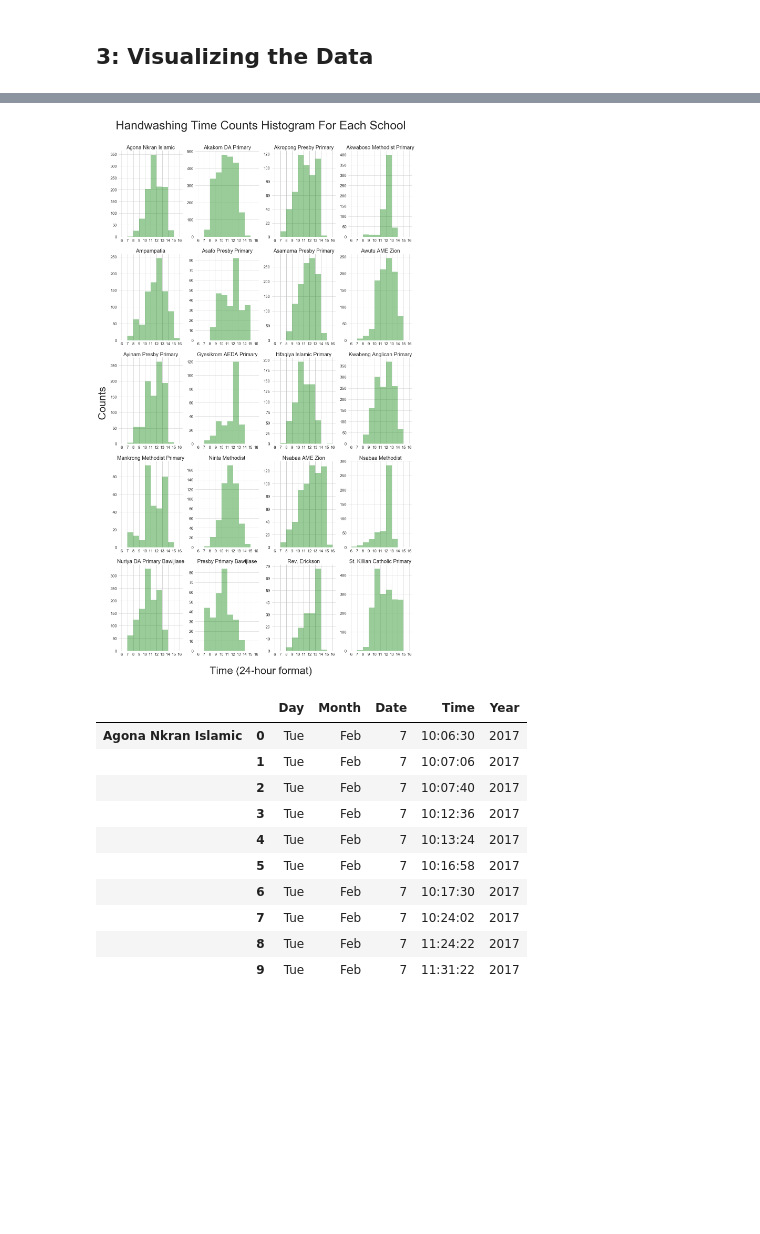
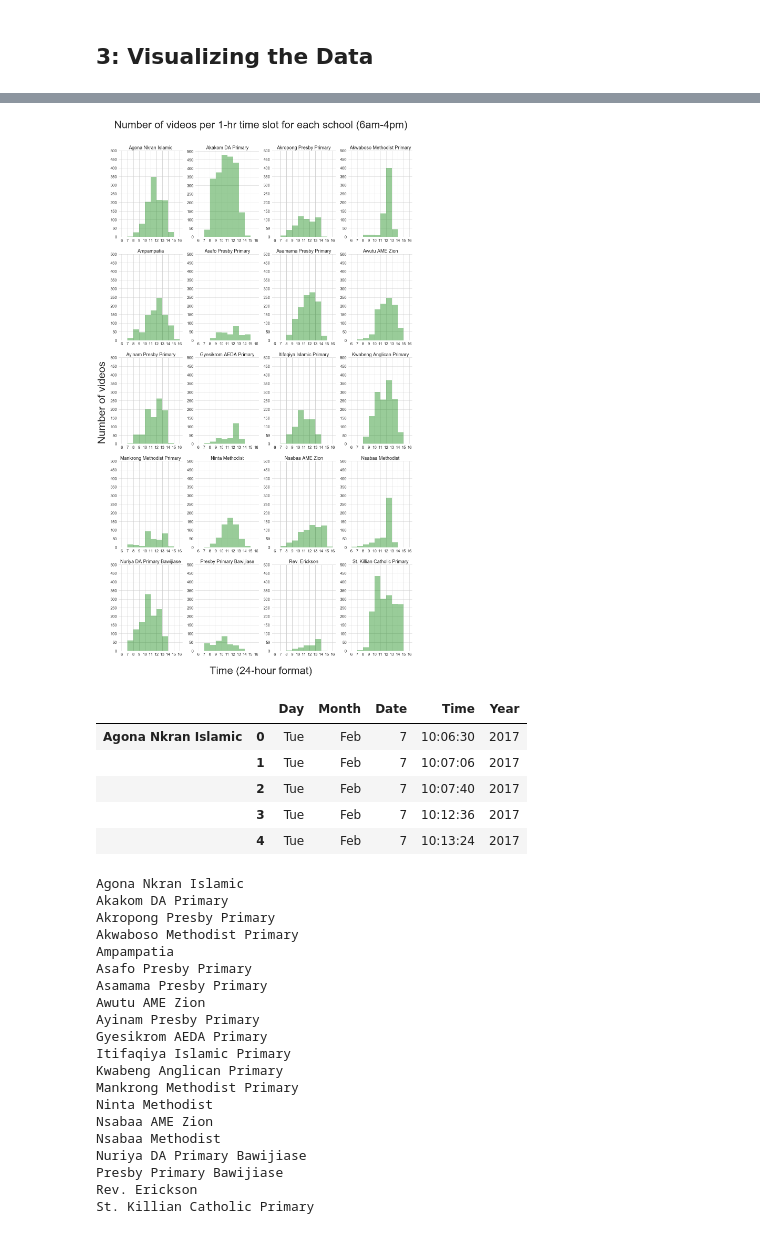
Before and after one commit to austinmw/BU-EC520-Ghana-Handwashing, a Jupyter notebook: Timestamp Summary Statistics.ipynb, the cells around one changed output, grey strips where cells are left out. Cells and saved outputs as stored; diff of their text form; code cells hidden in the pictures; blank space fills up the shorter version.

```diff
--- a/Timestamp Summary Statistics.ipynb
+++ b/Timestamp Summary Statistics.ipynb
@@ -30,8 +32,15 @@ import sys
 #from IPython.core.interactiveshell import InteractiveShell
 #InteractiveShell.ast_node_interactivity = "all"
 # %%
+# Toggle 1st/2nd hard drive
+hd2 = False
+if not hd2:
+    hdpath = '/Volumes/Seagate/hd1/'
+else:
+    hdpath = '/Volumes/Seagate/hd2/'
+
 # list top directories
-schools = [f for f in os.listdir('/Volumes/GhanaSorted/') if f[0]!='.']
+schools = [f for f in os.listdir(hdpath) if f[0]!='.']
 numSchools = len(schools)
 print("School Names:",*schools, sep='\n')
 # %% [output]
@@ -59,13 +68,19 @@ According to stackoverflow, retrieving file creation dates turns out to be platf
 Testing this with Mac, although it may work with other Unix-based systems.
 # %%
 # List of all video file paths in each school's Video/Video 1 and Video/Video 2 folders
-vidPaths = ['/Volumes/GhanaSorted/'+s+'/Baseline/Video/Video 1/' for s in schools]
-vidPaths += ['/Volumes/GhanaSorted/'+s+'/Baseline/Video/Video 2/' for s in schools]
+
+if not hd2:
+    vidPaths = [hdpath+s+'/Baseline/Video/Video 1/' for s in schools]
+    vidPaths += [hdpath+s+'/Baseline/Video/Video 2/' for s in schools]
+else:
+    vidPaths = [hdpath2+s+'/Video 1/' for s in schools]
+    vidPaths += [hdpath2+s+'/Video 2/' for s in schools]
+
 
 # convert school names to proper linux directory paths (might need later)
-escapedTopVidDirs = ['/Volumes/GhanaSorted/'+s.replace(' ', r'\ ')+'/Baseline/Video/' for s in schools]
+# escapedTopVidDirs = [hdpath+s.replace(' ', r'\ ')+'/Baseline/Video/' for s in schools]
 # escaped list of paths for 'Video 1' and 'Video 2' (also may need later)
-escapedBothVidDirs = [e+'Video\\ 1/' for e in escapedTopVidDirs] + [e+'Video\\ 2/' for e in escapedTopVidDirs]
+# escapedBothVidDirs = [e+'Video\\ 1/' for e in escapedTopVidDirs] + [e+'Video\\ 2/' for e in escapedTopVidDirs]
 
 # Create large list of full file paths for each video in each school's Video 1 and Video 2 directories
 vidFullPaths = [f+v for f in vidPaths for v in os.listdir(f) if v[0]!='.']
@@ -76,7 +91,7 @@ print("Number of total videos in all 'Video 1' and 'Video 2' directories: ", vid
 v1FullPaths = [[s+v for v in os.listdir(s) if v[0]!='.'] for s in vidPaths[:int(len(vidPaths)/2)]]
 v2FullPaths = [[s+v for v in os.listdir(s) if v[0]!='.'] for s in vidPaths[int(len(vidPaths)/2):]]
 # aggregated above
-bothFullPaths = [v1fullpaths[i]+v2fullpaths[i] for i in range(len(v1fullpaths))] # 16730 total
+bothFullPaths = [v1FullPaths[i]+v2FullPaths[i] for i in range(len(v1FullPaths))] # 16730 total (hd1)
 # %% [output]
 Number of total videos in all 'Video 1' and 'Video 2' directories:  16730
 # %%
@@ -84,11 +99,11 @@ Number of total videos in all 'Video 1' and 'Video 2' directories:  16730
 timestamps = [time.ctime(os.path.getmtime(f)).replace('  ', ' ').split(' ') for f in vidFullPaths]
 
 # list of lists of lists: sTimestamps[school][timestamp][section of timestamp]
-sTimestamps = [ [time.ctime(os.path.getmtime(v)).replace('  ', ' ').split(' ') for v in school] for school in bothFullPaths]
+sTimestamps = [[time.ctime(os.path.getmtime(v)).replace('  ', ' ').split(' ') for v in school] for school in bothFullPaths]
 
 # example of first 10 videos and corresponding timestamps
 print("Example of full file paths and creation dates for the first five videos:\n")
-for i in range(5):
+for i in range(3):
     print('path:\t    ' + vidFullPaths[i],'\ntimestamp: ',timestamps[i],'\n')
 # %% [output]
 Example of full file paths and creation dates for the first five videos:
@@ -168,43 +172,43 @@ ax3.grid(b=True, which='minor', color='w', linewidth=0.5)
 # %%
 # add some space
 print(2*'\n')
 
 # list of list for times grouped by school, converted mins/secs to 0-100 scale
 timesBySchool = [[ts[3].split(':') for ts in school] for school in sTimestamps]
 timesBySchool = [sorted([float(t[0]+'.'+str(int(float(t[1])*100/60))+str(int(float(t[2])*100/60)))
                          for t in school]) for school in timesBySchool]
 # start and end times for each school, might be helpful later
 startTimes = [t[0] for t in timesBySchool]
 endTimes = [t[-1] for t in timesBySchool]
 
 sns.set_style("whitegrid")
 
 # create figure
 fig = plt.figure(figsize=(20,35))
 
 # histograms iterating over schools
 for i, s in enumerate(schools):
     axis = fig.add_subplot(5,4,i+1)
     sns.distplot(timesBySchool[i], kde=False, color='g', ax=axis, bins=np.arange(6,17,1), rug=False);
-    axis.set_title(s, FontSize=20)
+    axis.set_title(s, FontSize=18)
     sns.despine(left=True,right=True,top=True,bottom=True, ax=axis)
     axis.tick_params(labelsize=15)
     axis.set_xticks(np.arange(6,17,1))
+    axis.set_yticks(np.arange(0,550,50))
 
 # main title and axis labels
 fig.text(0.5, 0.09, 'Time (24-hour format)', ha='center', FontSize=40)
-fig.text(0.07, 0.5, 'Counts', va='center', rotation='vertical', FontSize=40)
-fig.suptitle('Handwashing Time Counts Histogram For Each School', y=0.925,fontsize=45)
+fig.text(0.07, 0.5, 'Number of videos', va='center', rotation='vertical', FontSize=40)
+fig.suptitle('Number of videos per 1-hr time slot for each school (6am-4pm)', y=0.925,fontsize=40)
 plt.savefig('timestamp_histograms')
 plt.show()
 # %% [output]
-[figure, old version]
+[figure, new version]
 # %%
 # converting to pandas data frame (for convenience)
 df = pd.concat([pd.DataFrame(d) for d in sTimestamps], keys=schools)
 df.columns = ['Day', 'Month', 'Date', 'Time', 'Year']
-
-df.head(10)
+df.head()
 # %% [output]
 |  |  | Day | Month | Date | Time | Year |
 | Agona Nkran Islamic | 0 | Tue | Feb | 7 | 10:06:30 | 2017 |
@@ -212,8 +216,33 @@ df.head(10)
 |  | 2 | Tue | Feb | 7 | 10:07:40 | 2017 |
 |  | 3 | Tue | Feb | 7 | 10:12:36 | 2017 |
 |  | 4 | Tue | Feb | 7 | 10:13:24 | 2017 |
-|  | 5 | Tue | Feb | 7 | 10:16:58 | 2017 |
-|  | 6 | Tue | Feb | 7 | 10:17:30 | 2017 |
-|  | 7 | Tue | Feb | 7 | 10:24:02 | 2017 |
-|  | 8 | Tue | Feb | 7 | 11:24:22 | 2017 |
-|  | 9 | Tue | Feb | 7 | 11:31:22 | 2017 |
+# %%
+# add multi-print cells
+from IPython.core.interactiveshell import InteractiveShell
+InteractiveShell.ast_node_interactivity = "all"
+
+# data description for each school
+for i,s in enumerate(schools):
+    print(s)
+    df.loc[schools[i]].describe()
+# %% [output]
+Agona Nkran Islamic
+Akakom DA Primary
+Akropong Presby Primary
+Akwaboso Methodist Primary
+Ampampatia
+Asafo Presby Primary
+Asamama Presby Primary
+Awutu AME Zion
+Ayinam Presby Primary
+Gyesikrom AEDA Primary
+Itifaqiya Islamic Primary
+Kwabeng Anglican Primary
+Mankrong Methodist Primary
+Ninta Methodist
+Nsabaa AME Zion
+Nsabaa Methodist
+Nuriya DA Primary Bawijiase
+Presby Primary Bawijiase
+Rev. Erickson
+St. Killian Catholic Primary
```
Also changed, not shown: parts of 8 cells of this notebook, 3 other files.
